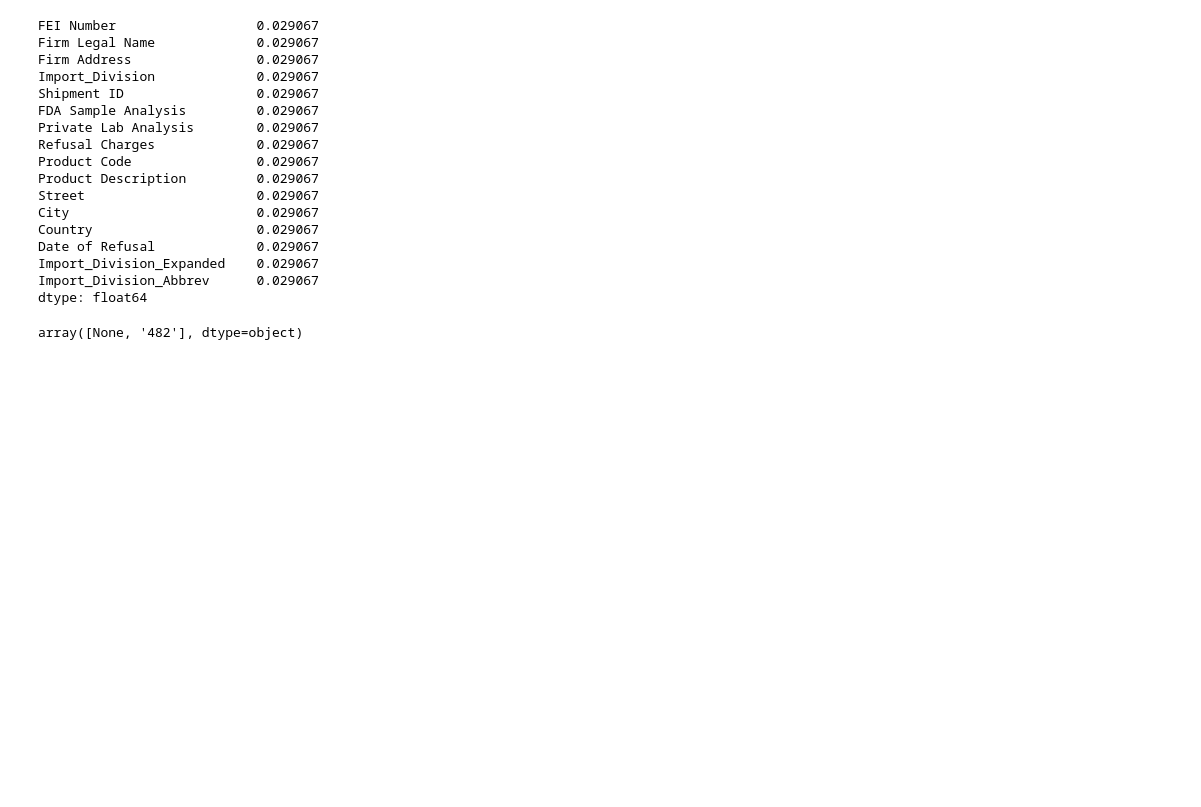
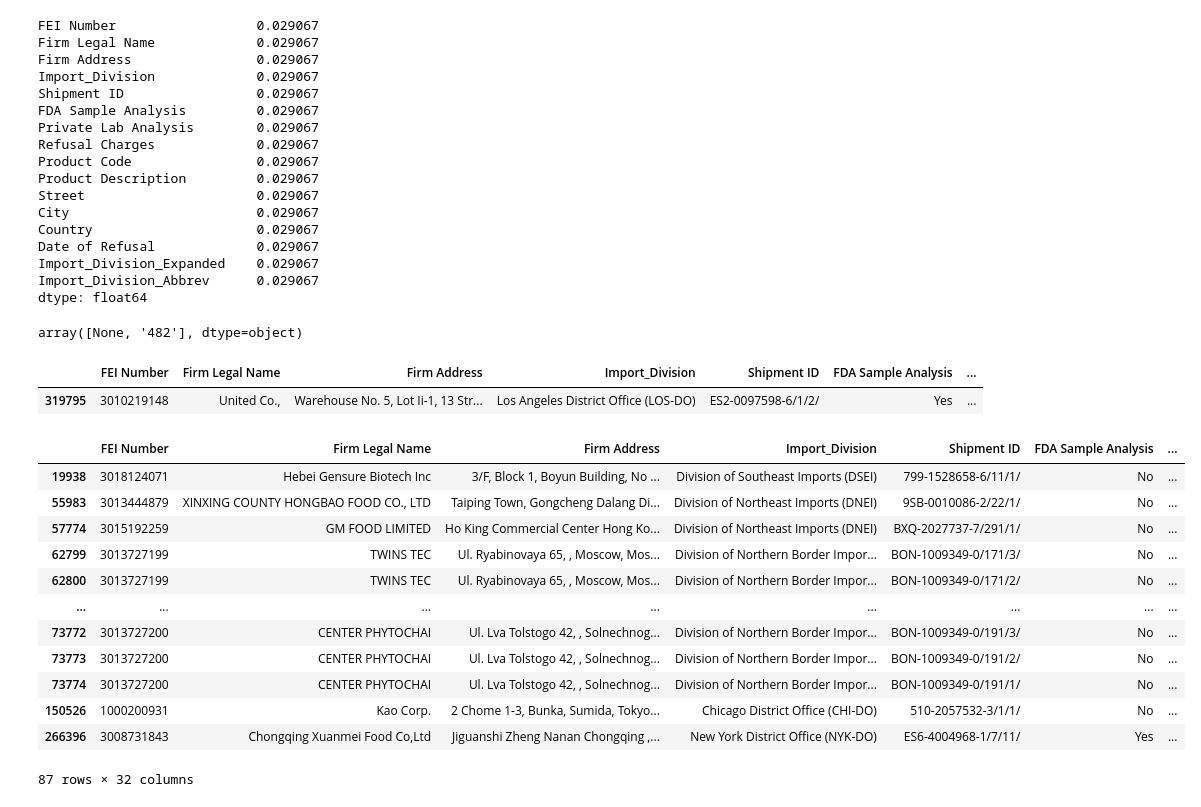
Before and after one commit to d-wiltshire/FDA-Import-Refusals, a Jupyter notebook: fda-import-refusals-cleaning.ipynb, the cells around one changed output. Drawn from its saved outputs; the diff is of its cells as text; code cells hidden in the pictures; blank space fills up the shorter version.

```diff
--- a/fda-import-refusals-cleaning.ipynb
+++ b/fda-import-refusals-cleaning.ipynb
@@ -460,5 +455,0 @@ refusals_df2=pd.concat([refusals_df, refusals_df['Refusal Charges'].str.split(',
-# %%
-#Seeing unique values in column 15 - this suggests one item has 15 refusal charges
-refusals_df2[15].unique()
-# %% [output]
-array([None, '482'], dtype=object)
@@ -465,3 +460,40 @@ array([None, '482'], dtype=object)
+# %%
+#Seeing unique values in column 15 - this suggests one item has 15 refusal charges
+refusals_df2[15].unique()
+# %% [output]
+array([None, '482'], dtype=object)
+# %%
+#Finding row with the most refusal charges
+refusals_df2[refusals_df2.isnull().sum(axis=1) == min(refusals_df2.isnull().sum(axis=1))]
+# %% [output]
+|  | FEI Number | Firm Legal Name | Firm Address | Import_Division | Shipment ID | FDA Sample Analysis | ... |
+| 319795 | 3010219148 | United Co., | Warehouse No. 5, Lot Ii-1, 13 Str... | Los Angeles District Office (LOS-DO) | ES2-0097598-6/1/2/ | Yes | ... |
+# %%
+#Same line as before - checking to see how many rows have significant numbers of refusal charges
+refusals_df2[refusals_df2.isna().sum(1).eq(5)]
+
+# 15 refusal charges: 1 row
+# 14 refusal charges: 1 row
+# 13 refusal charges: 1 row
+# 12 refusal charges: 1 row
+# 11 refusal charges: 8 rows
+# 10 refusal charges: 87 rows
+
+#How to do this with one line of code?
+# %% [output]
+|  | FEI Number | Firm Legal Name | Firm Address | Import_Division | Shipment ID | FDA Sample Analysis | ... |
+| 19938 | 3018124071 | Hebei Gensure Biotech Inc | 3/F, Block 1, Boyun Building, No ... | Division of Southeast Imports (DSEI) | 799-1528658-6/11/1/ | No | ... |
+| 55983 | 3013444879 | XINXING COUNTY HONGBAO FOOD CO., LTD | Taiping Town, Gongcheng Dalang Di... | Division of Northeast Imports (DNEI) | 9SB-0010086-2/22/1/ | No | ... |
+| 57774 | 3015192259 | GM FOOD LIMITED | Ho King Commercial Center Hong Ko... | Division of Northeast Imports (DNEI) | BXQ-2027737-7/291/1/ | No | ... |
+| 62799 | 3013727199 | TWINS TEC | Ul. Ryabinovaya 65, , Moscow, Mos... | Division of Northern Border Impor... | BON-1009349-0/171/3/ | No | ... |
+| 62800 | 3013727199 | TWINS TEC | Ul. Ryabinovaya 65, , Moscow, Mos... | Division of Northern Border Impor... | BON-1009349-0/171/2/ | No | ... |
+| ... | ... | ... | ... | ... | ... | ... | ... |
+| 73772 | 3013727200 | CENTER PHYTOCHAI | Ul. Lva Tolstogo 42, , Solnechnog... | Division of Northern Border Impor... | BON-1009349-0/191/3/ | No | ... |
+| 73773 | 3013727200 | CENTER PHYTOCHAI | Ul. Lva Tolstogo 42, , Solnechnog... | Division of Northern Border Impor... | BON-1009349-0/191/2/ | No | ... |
+| 73774 | 3013727200 | CENTER PHYTOCHAI | Ul. Lva Tolstogo 42, , Solnechnog... | Division of Northern Border Impor... | BON-1009349-0/191/1/ | No | ... |
+| 150526 | 1000200931 | Kao Corp. | 2 Chome 1-3, Bunka, Sumida, Tokyo... | Chicago District Office (CHI-DO) | 510-2057532-3/1/1/ | No | ... |
+| 266396 | 3008731843 | Chongqing Xuanmei Food Co,Ltd | Jiguanshi Zheng Nanan Chongqing ,... | New York District Office (NYK-DO) | ES6-4004968-1/7/11/ | Yes | ... |
+87 rows × 32 columns
 # %%
 # Plan for next steps:
 
```
Also changed, not shown: parts of 4 cells of this notebook.
